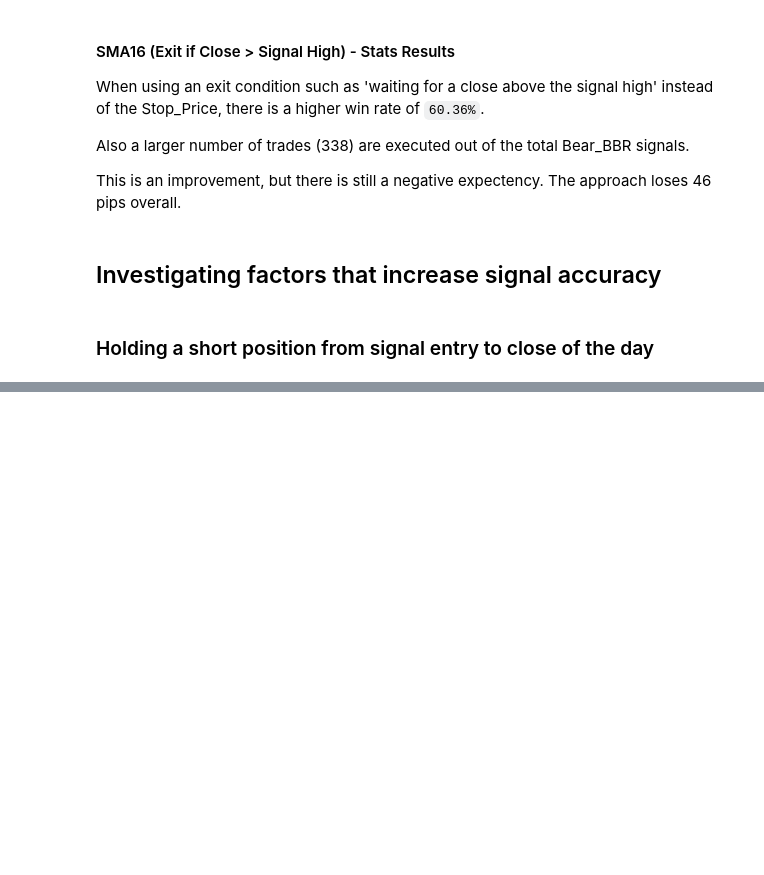
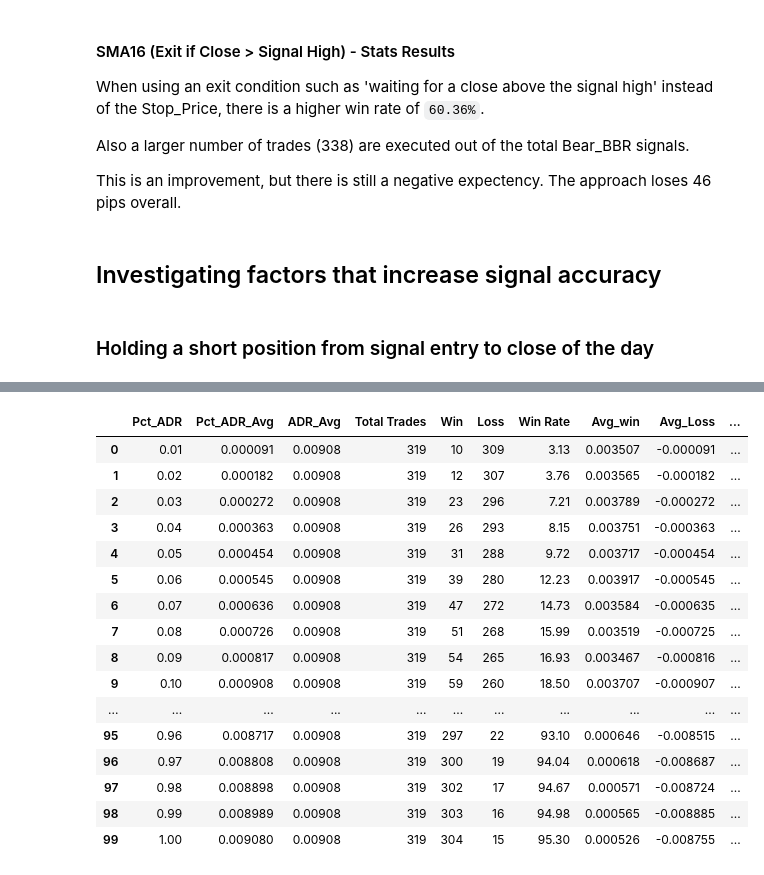
Before and after one commit to root-at-iyn/FXTradingResearch, a Jupyter notebook: research/bbu_reversal.ipynb, the cells around one changed output, grey strips where cells are left out. Drawn from its saved outputs; the diff is of its cells as text; code cells hidden in the pictures; blank space fills up the shorter version.

```diff
--- a/research/bbu_reversal.ipynb
+++ b/research/bbu_reversal.ipynb
@@ -604,0 +567,40 @@ d_gain_df
+# %%
+def daily_pip_gain(df: Series, pct_adr: int):
+    d_pip_gain = df["D_Gain"] if abs(df["D_Max_Up"]) < (df["ADR"] * pct_adr) else (df["ADR"] * -pct_adr)
+    return d_pip_gain
+
+def condition_stats(df: DataFrame, pct_adr: int):
+
+    df["Pip_Gain"] = df.apply(daily_pip_gain, axis=1, args=[pct_adr])
+    df["ADR%"] = df.apply(lambda x: x["ADR"] * pct_adr, axis=1)
+
+    success_series = df.query(f"D_Max_Up.abs() < (ADR * {pct_adr})")["Pip_Gain"]
+    fail_series = df.query(f"D_Max_Up.abs() >= (ADR * {pct_adr})")["Pip_Gain"]
+
+    success_total = success_series.count()
+    fail_total = fail_series.count()
+    total_trades = success_total + fail_total
+
+    win_rate = round(success_total / total_trades * 100,2)
+    condition_total_pips = round(success_series.sum() + fail_series.sum(),6)
+
+    return {
+        "Pct_ADR": pct_adr,
+        "Pct_ADR_Avg": df["ADR%"].mean().round(6),
+        "ADR_Avg": df["ADR"].mean().round(6),
+        "Total Trades": total_trades,
+        "Win": success_total,
+        "Loss": fail_total,
+        "Win Rate": win_rate,
+        "Avg_win": success_series.mean().round(6),
+        "Avg_Loss": fail_series.mean().round(6),
+        "Total Pips": condition_total_pips
+    }
+
+# columns
+cols1 = [
+    "Date", "Entry_Price", "Pip_Gain", "D_Max_Up", "ADR%", "D_Gain", "ADR"]
+#df
+d_gain_df = bearish_bbr_df
+# conditions
+slope_lt_45_df = d_gain_df.query("SMA32_Slope < 45")
@@ -604,0 +618,22 @@ d_gain_df
+# %%
+d_gain_experimental_sl = [condition_stats(d_gain_df, x * 0.01) for x in range(1,101)]
+d_gain_ex_sl_res_df = pd.DataFrame(d_gain_experimental_sl)
+d_gain_ex_sl_res_df
+# %% [output]
+|  | Pct_ADR | Pct_ADR_Avg | ADR_Avg | Total Trades | Win | Loss | Win Rate | Avg_win | Avg_Loss | ... |
+| 0 | 0.01 | 0.000091 | 0.00908 | 319 | 10 | 309 | 3.13 | 0.003507 | -0.000091 | ... |
+| 1 | 0.02 | 0.000182 | 0.00908 | 319 | 12 | 307 | 3.76 | 0.003565 | -0.000182 | ... |
+| 2 | 0.03 | 0.000272 | 0.00908 | 319 | 23 | 296 | 7.21 | 0.003789 | -0.000272 | ... |
+| 3 | 0.04 | 0.000363 | 0.00908 | 319 | 26 | 293 | 8.15 | 0.003751 | -0.000363 | ... |
+| 4 | 0.05 | 0.000454 | 0.00908 | 319 | 31 | 288 | 9.72 | 0.003717 | -0.000454 | ... |
+| 5 | 0.06 | 0.000545 | 0.00908 | 319 | 39 | 280 | 12.23 | 0.003917 | -0.000545 | ... |
+| 6 | 0.07 | 0.000636 | 0.00908 | 319 | 47 | 272 | 14.73 | 0.003584 | -0.000635 | ... |
+| 7 | 0.08 | 0.000726 | 0.00908 | 319 | 51 | 268 | 15.99 | 0.003519 | -0.000725 | ... |
+| 8 | 0.09 | 0.000817 | 0.00908 | 319 | 54 | 265 | 16.93 | 0.003467 | -0.000816 | ... |
+| 9 | 0.10 | 0.000908 | 0.00908 | 319 | 59 | 260 | 18.50 | 0.003707 | -0.000907 | ... |
+| ... | ... | ... | ... | ... | ... | ... | ... | ... | ... | ... |
+| 95 | 0.96 | 0.008717 | 0.00908 | 319 | 297 | 22 | 93.10 | 0.000646 | -0.008515 | ... |
+| 96 | 0.97 | 0.008808 | 0.00908 | 319 | 300 | 19 | 94.04 | 0.000618 | -0.008687 | ... |
+| 97 | 0.98 | 0.008898 | 0.00908 | 319 | 302 | 17 | 94.67 | 0.000571 | -0.008724 | ... |
+| 98 | 0.99 | 0.008989 | 0.00908 | 319 | 303 | 16 | 94.98 | 0.000565 | -0.008885 | ... |
+| 99 | 1.00 | 0.009080 | 0.00908 | 319 | 304 | 15 | 95.30 | 0.000526 | -0.008755 | ... |
```
Also changed, not shown: parts of 9 cells of this notebook.
